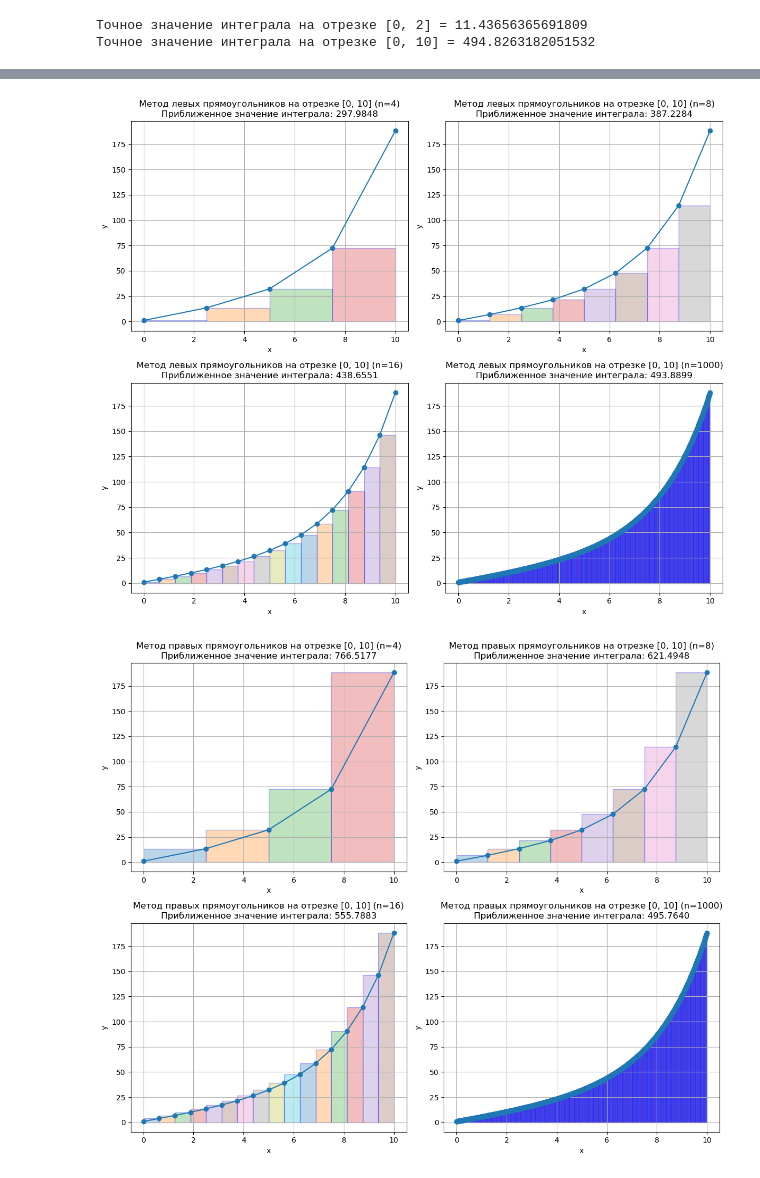
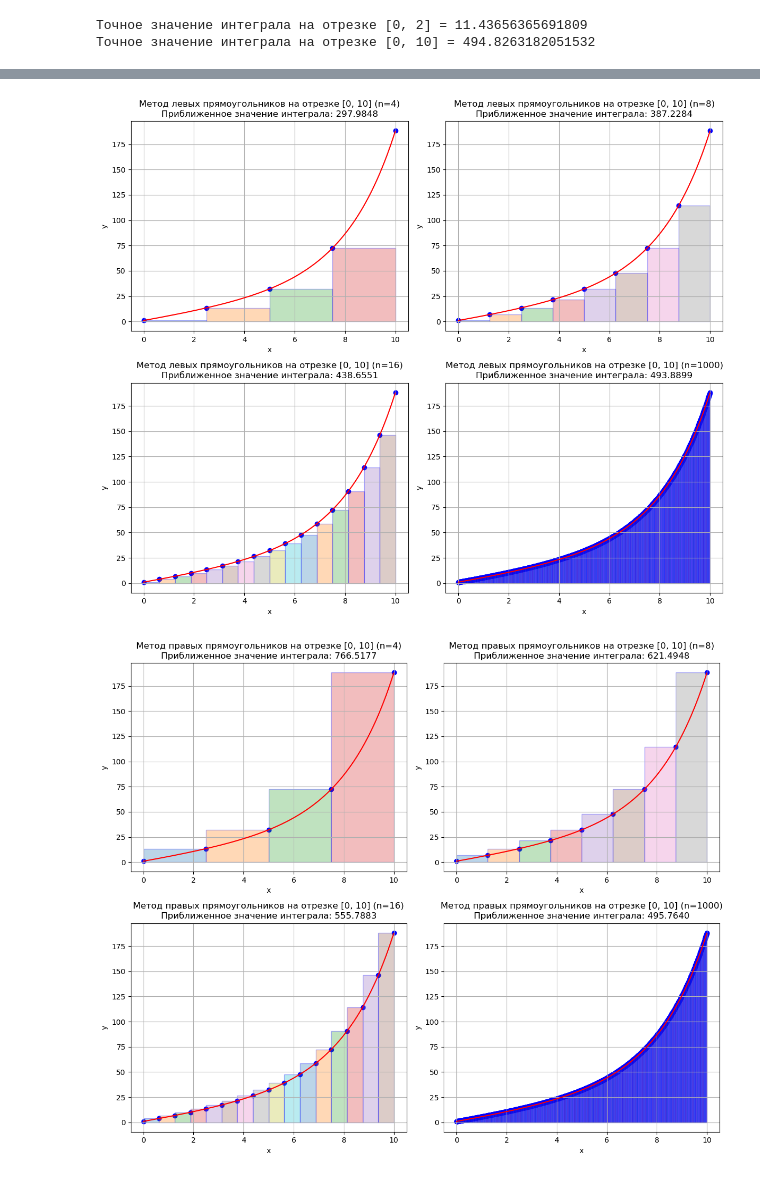
Before and after one commit to vorandpav/MathAnalLab, a Jupyter notebook: Lab2/MathAnalLab_2.ipynb, the cells around one changed output, grey strips where cells are left out. Saved outputs shown, nothing was run; the diff lists cells and outputs as text; code cells hidden in the pictures.

```diff
--- a/Lab2/MathAnalLab_2.ipynb
+++ b/Lab2/MathAnalLab_2.ipynb
@@ -137,35 +149,38 @@ def integral_left_rectangle(f, a, b, n_list, plot=False, **kwargs):
         plt.figure(figsize=(12, 10))
 
     for n in n_list:
         x = get_partition(a, b, n, **kwargs)
         integral = 0
         for i in range(n):
             integral += f(x[i]) * (x[i + 1] - x[i])
         result.append(integral)
 
         if plot:
             plt.subplot(2, 2, n_list.index(n) + 1)
-            plt.plot(x, f(x), 'o-')
+            plt.plot(np.arange(a, b, 0.01), f(np.arange(a, b, 0.01)), 'r-')
+            plt.scatter(x, f(x), color='b')
             for i in range(n):
                 x_left = x[i]
                 x_right = x[i + 1]
                 y_val = f(x_left)
                 X_rect = [x_left, x_right, x_right, x_left, x_left]
                 Y_rect = [0, 0, y_val, y_val, 0]
                 plt.fill(X_rect, Y_rect, alpha=0.3, edgecolor='b')
             plt.title(f"Метод левых прямоугольников на отрезке [{a}, {b}] (n={n})\n"
                       f"Приближенное значение интеграла: {integral:.4f}")
             plt.xlabel("x")
             plt.ylabel("y")
             plt.grid()
+
     if plot:
         plt.tight_layout()
+        plt.show()
     return result
 
 
 result_left_test = integral_left_rectangle(f, a_test, b_test, n_list, plot=True)
 # %% [output]
-[figure, old version]
+[figure, new version]
 # %%
 def integral_right_rectangle(f, a, b, n_list, plot=False, **kwargs):
     """
@@ -191,7 +206,8 @@ def integral_right_rectangle(f, a, b, n_list, plot=False, **kwargs):
 
         if plot:
             plt.subplot(2, 2, n_list.index(n) + 1)
-            plt.plot(x, f(x), 'o-')
+            plt.plot(np.arange(a, b, 0.01), f(np.arange(a, b, 0.01)), 'r-')
+            plt.scatter(x, f(x), color='b')
             for i in range(n):
                 x_left = x[i]
                 x_right = x[i + 1]
@@ -204,15 +220,16 @@ def integral_right_rectangle(f, a, b, n_list, plot=False, **kwargs):
             plt.xlabel("x")
             plt.ylabel("y")
             plt.grid()
+
     if plot:
         plt.tight_layout()
+        plt.show()
     return result
 
 
 result_right_test = integral_right_rectangle(f, a_test, b_test, n_list, plot=True)
-z
 # %% [output]
-[figure, old version]
+[figure, new version]
 # %%
 def integral_midpoint_rectangle(f, a, b, n_list, plot=False, **kwargs):
     """
```
Also changed, not shown: parts of 13 cells of this notebook, 1 other file.
